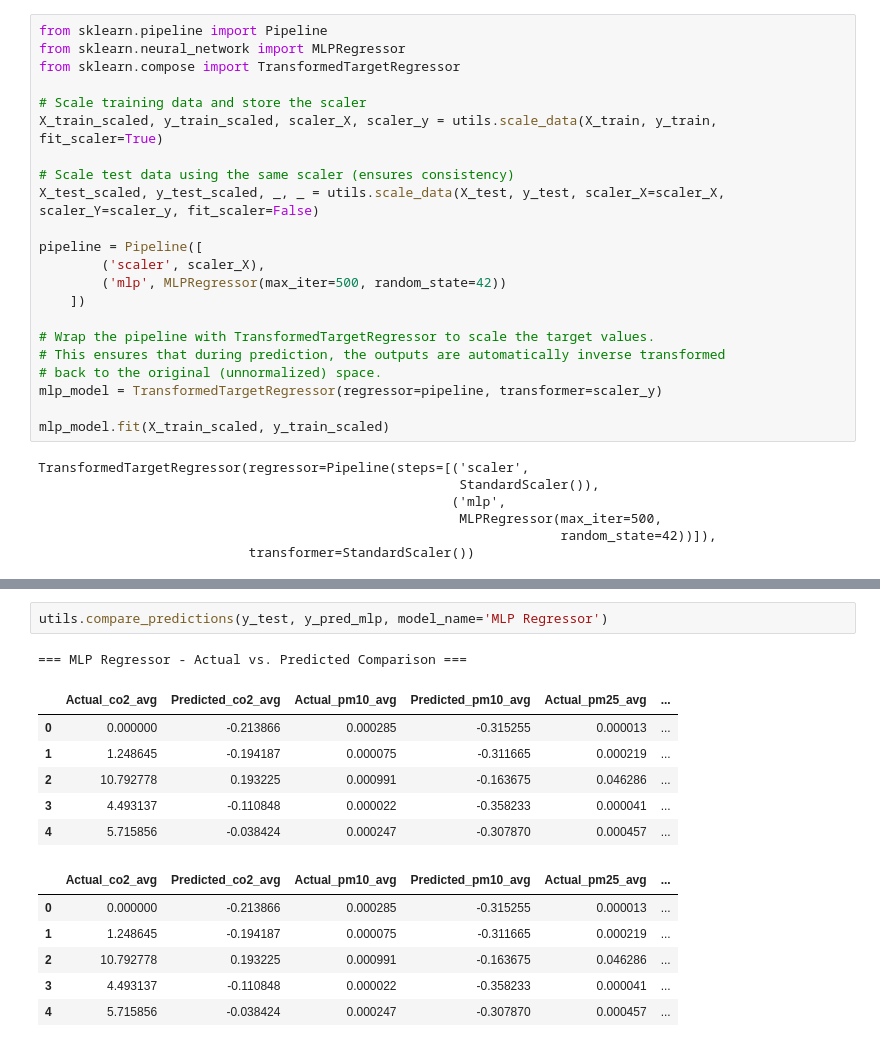
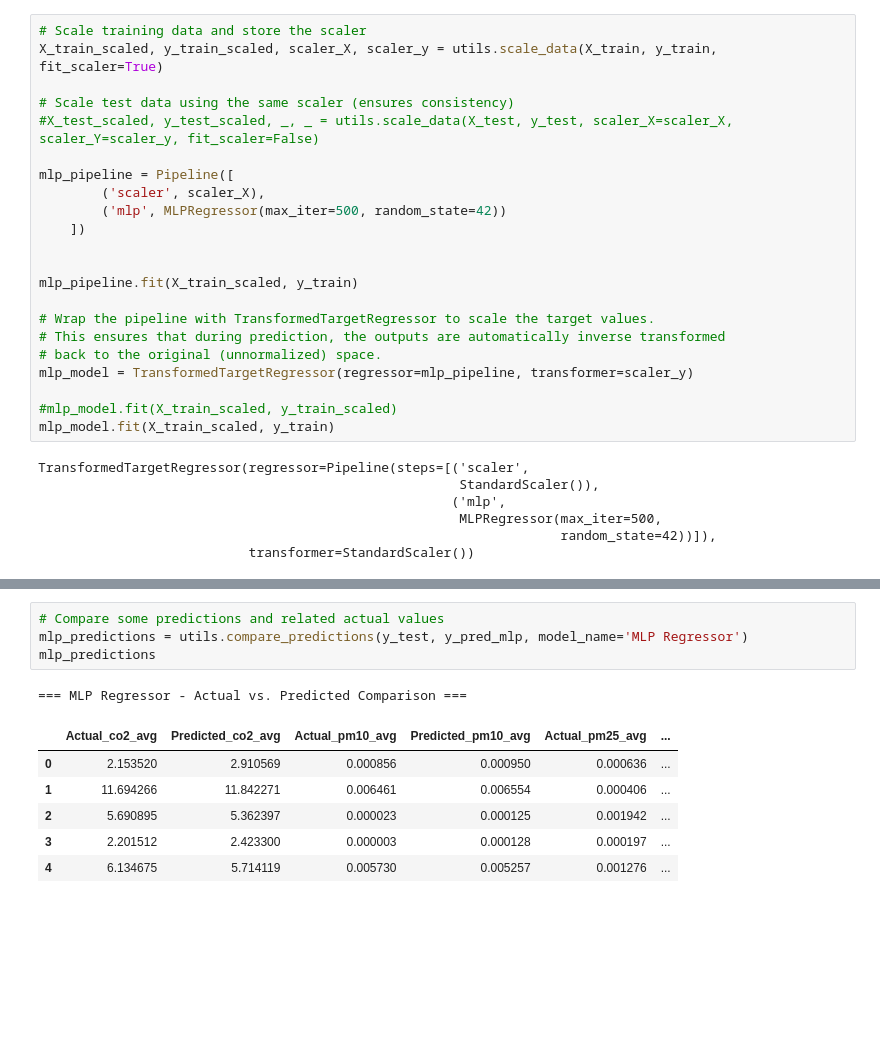
Before and after one commit to osamadev/EmissionsML, a Jupyter notebook: emissions_modeling.ipynb, the cells around one changed output, grey strips where cells are left out. Saved outputs shown, nothing was run; the diff lists cells and outputs as text; blank space fills up the shorter version.

```diff
--- a/emissions_modeling.ipynb
+++ b/emissions_modeling.ipynb
@@ -184,25 +353,25 @@ utils.plot_ridge_feature_importance(ridge_model, X, y.columns)
 # %%
-from sklearn.pipeline import Pipeline
-from sklearn.neural_network import MLPRegressor
-from sklearn.compose import TransformedTargetRegressor
-
 # Scale training data and store the scaler
 X_train_scaled, y_train_scaled, scaler_X, scaler_y = utils.scale_data(X_train, y_train, fit_scaler=True)
 
 # Scale test data using the same scaler (ensures consistency)
-X_test_scaled, y_test_scaled, _, _ = utils.scale_data(X_test, y_test, scaler_X=scaler_X, scaler_Y=scaler_y, fit_scaler=False)
+#X_test_scaled, y_test_scaled, _, _ = utils.scale_data(X_test, y_test, scaler_X=scaler_X, scaler_Y=scaler_y, fit_scaler=False)
 
-pipeline = Pipeline([
+mlp_pipeline = Pipeline([
         ('scaler', scaler_X),
         ('mlp', MLPRegressor(max_iter=500, random_state=42))
     ])
 
+
+mlp_pipeline.fit(X_train_scaled, y_train)
+
 # Wrap the pipeline with TransformedTargetRegressor to scale the target values.
 # This ensures that during prediction, the outputs are automatically inverse transformed
 # back to the original (unnormalized) space.
-mlp_model = TransformedTargetRegressor(regressor=pipeline, transformer=scaler_y)
+mlp_model = TransformedTargetRegressor(regressor=mlp_pipeline, transformer=scaler_y)
 
-mlp_model.fit(X_train_scaled, y_train_scaled)
+#mlp_model.fit(X_train_scaled, y_train_scaled)
+mlp_model.fit(X_train_scaled, y_train)
 # %% [output]
 TransformedTargetRegressor(regressor=Pipeline(steps=[('scaler',
                                                       StandardScaler()),
@@ -236,16 +401,12 @@ utils.evaluate_regressor(y_test, y_pred_mlp, model_name='MLP Regressor')
 # %%
-utils.compare_predictions(y_test, y_pred_mlp, model_name='MLP Regressor')
+# Compare some predictions and related actual values
+mlp_predictions = utils.compare_predictions(y_test, y_pred_mlp, model_name='MLP Regressor')
+mlp_predictions
 # %% [output]
 === MLP Regressor - Actual vs. Predicted Comparison ===
 |  | Actual_co2_avg | Predicted_co2_avg | Actual_pm10_avg | Predicted_pm10_avg | Actual_pm25_avg | ... |
-| 0 | 0.000000 | -0.213866 | 0.000285 | -0.315255 | 0.000013 | ... |
-| 1 | 1.248645 | -0.194187 | 0.000075 | -0.311665 | 0.000219 | ... |
-| 2 | 10.792778 | 0.193225 | 0.000991 | -0.163675 | 0.046286 | ... |
-| 3 | 4.493137 | -0.110848 | 0.000022 | -0.358233 | 0.000041 | ... |
-| 4 | 5.715856 | -0.038424 | 0.000247 | -0.307870 | 0.000457 | ... |
+| 0 | 2.153520 | 2.910569 | 0.000856 | 0.000950 | 0.000636 | ... |
+| 1 | 11.694266 | 11.842271 | 0.006461 | 0.006554 | 0.000406 | ... |
+| 2 | 5.690895 | 5.362397 | 0.000023 | 0.000125 | 0.001942 | ... |
+| 3 | 2.201512 | 2.423300 | 0.000003 | 0.000128 | 0.000197 | ... |
+| 4 | 6.134675 | 5.714119 | 0.005730 | 0.005257 | 0.001276 | ... |
-|  | Actual_co2_avg | Predicted_co2_avg | Actual_pm10_avg | Predicted_pm10_avg | Actual_pm25_avg | ... |
-| 0 | 0.000000 | -0.213866 | 0.000285 | -0.315255 | 0.000013 | ... |
-| 1 | 1.248645 | -0.194187 | 0.000075 | -0.311665 | 0.000219 | ... |
-| 2 | 10.792778 | 0.193225 | 0.000991 | -0.163675 | 0.046286 | ... |
-| 3 | 4.493137 | -0.110848 | 0.000022 | -0.358233 | 0.000041 | ... |
-| 4 | 5.715856 | -0.038424 | 0.000247 | -0.307870 | 0.000457 | ... |
```
Also changed, not shown: parts of 50 cells of this notebook.
